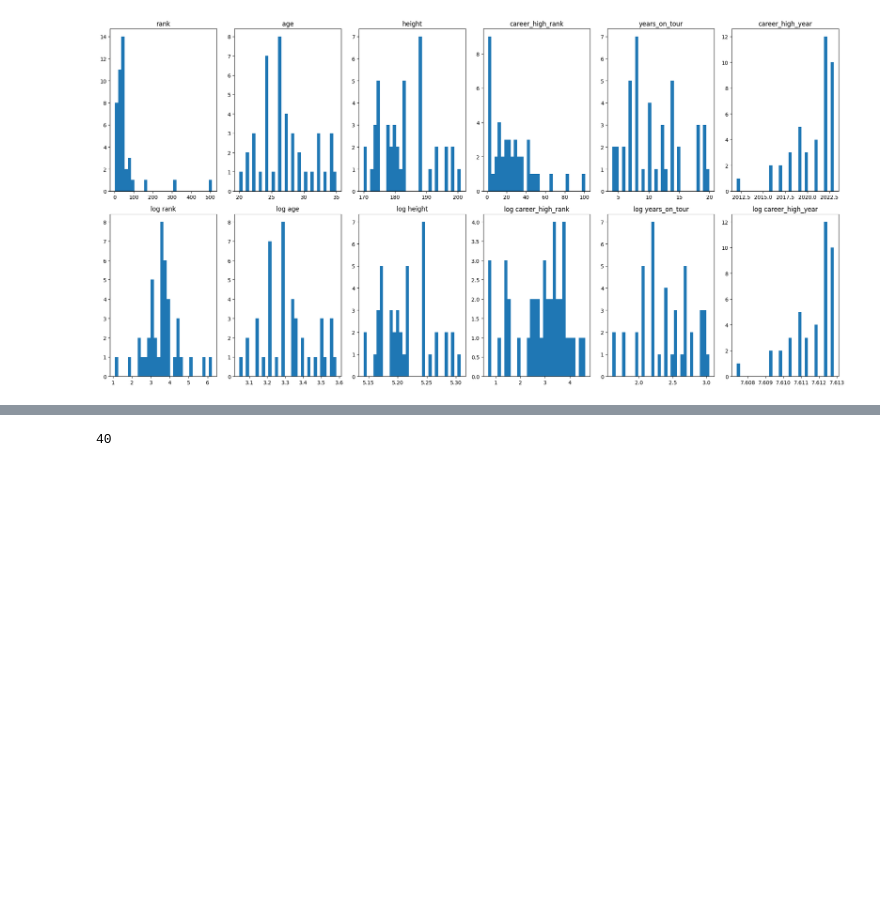
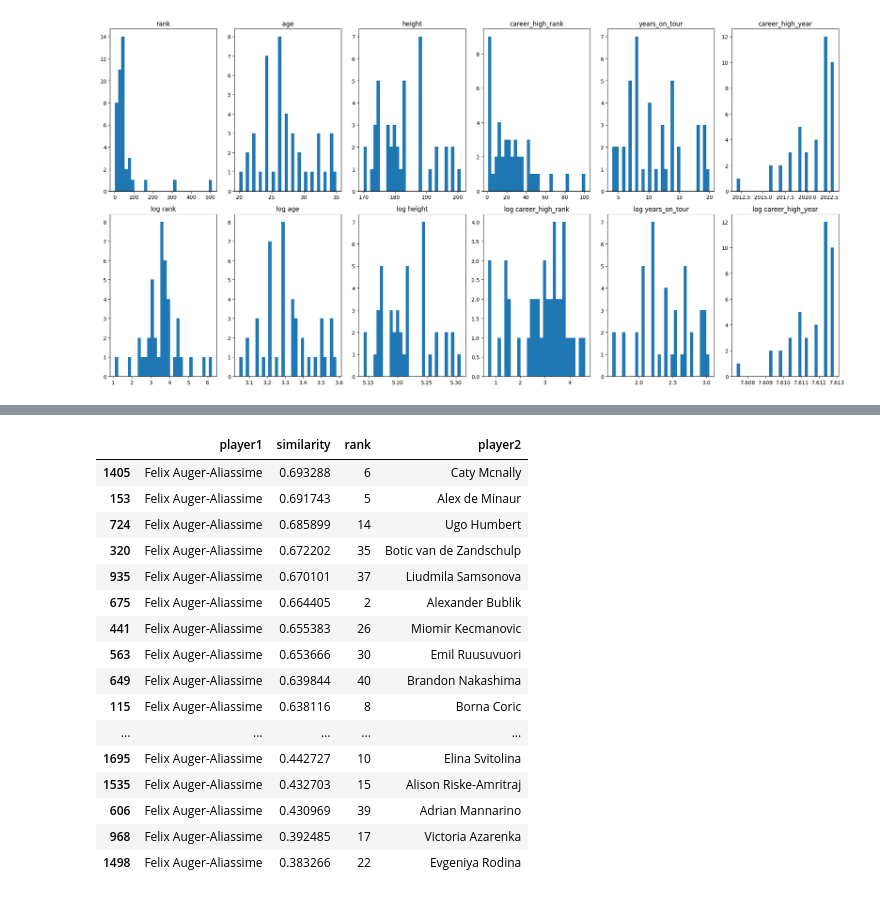
Before and after one commit to AsafKed/tennis-router, a Jupyter notebook: backend/test.ipynb, the cells around one changed output, grey strips where cells are left out. Cells and saved outputs as stored; diff of their text form; code cells hidden in the pictures; blank space fills up the shorter version.

```diff
--- a/backend/test.ipynb
+++ b/backend/test.ipynb
@@ -384,5 +398,21 @@ len(similarities[similarities['player1'] == 'Daniil Medvedev'].sort_values(by='s
 # %%
-len(similarities[similarities['player1'] == 'Felix Auger-Aliassime'].sort_values(by='similarity', ascending=False))
+similarities[similarities['player1'] == 'Felix Auger-Aliassime'].sort_values(by='similarity', ascending=False)
 # %% [output]
-40
+|  | player1 | similarity | rank | player2 |
+| 1405 | Felix Auger-Aliassime | 0.693288 | 6 | Caty Mcnally |
+| 153 | Felix Auger-Aliassime | 0.691743 | 5 | Alex de Minaur |
+| 724 | Felix Auger-Aliassime | 0.685899 | 14 | Ugo Humbert |
+| 320 | Felix Auger-Aliassime | 0.672202 | 35 | Botic van de Zandschulp |
+| 935 | Felix Auger-Aliassime | 0.670101 | 37 | Liudmila Samsonova |
+| 675 | Felix Auger-Aliassime | 0.664405 | 2 | Alexander Bublik |
+| 441 | Felix Auger-Aliassime | 0.655383 | 26 | Miomir Kecmanovic |
+| 563 | Felix Auger-Aliassime | 0.653666 | 30 | Emil Ruusuvuori |
+| 649 | Felix Auger-Aliassime | 0.639844 | 40 | Brandon Nakashima |
+| 115 | Felix Auger-Aliassime | 0.638116 | 8 | Borna Coric |
+| ... | ... | ... | ... | ... |
+| 1695 | Felix Auger-Aliassime | 0.442727 | 10 | Elina Svitolina |
+| 1535 | Felix Auger-Aliassime | 0.432703 | 15 | Alison Riske-Amritraj |
+| 606 | Felix Auger-Aliassime | 0.430969 | 39 | Adrian Mannarino |
+| 968 | Felix Auger-Aliassime | 0.392485 | 17 | Victoria Azarenka |
+| 1498 | Felix Auger-Aliassime | 0.383266 | 22 | Evgeniya Rodina |
 # %%
```
Also changed, not shown: parts of 9 cells of this notebook, 4 other files.
